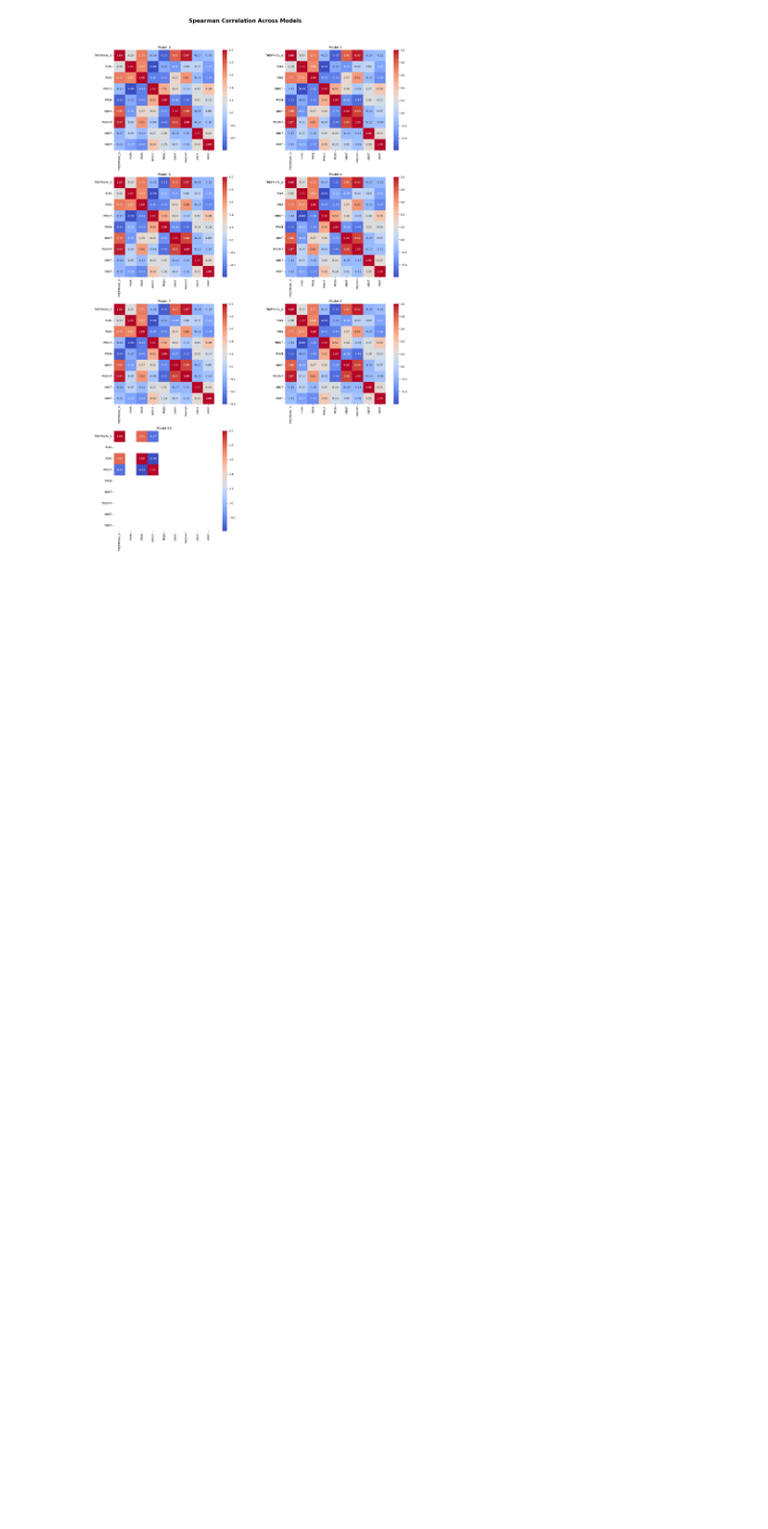
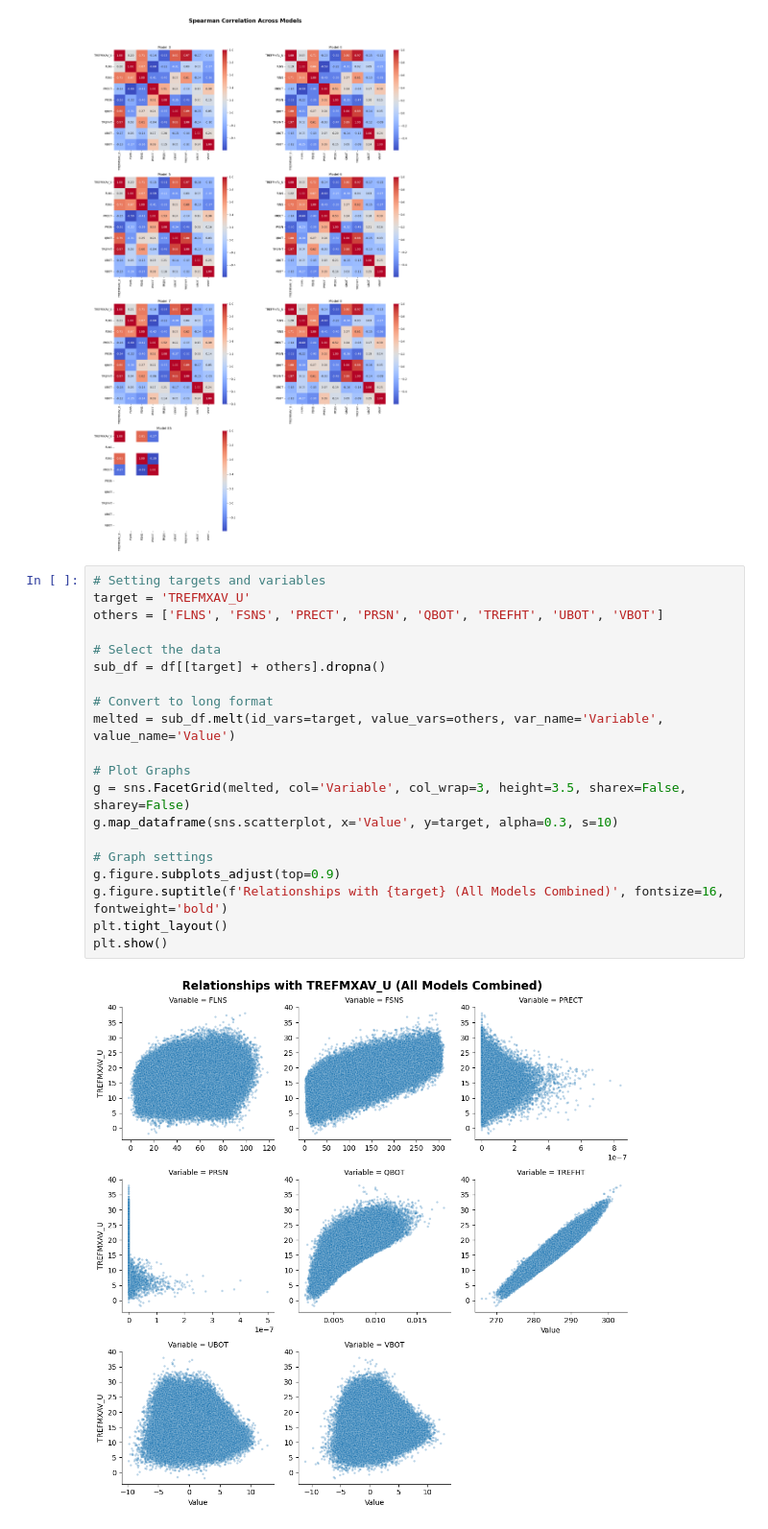
Before and after one commit to JYHYL/EART60702-Group3, a Jupyter notebook: EDA.ipynb, the cells around one changed output. Shown at 96% size. Cells and saved outputs as stored; diff of their text form; blank space fills up the shorter version.

```diff
--- a/EDA.ipynb
+++ b/EDA.ipynb
@@ -314,3 +314,25 @@ plt.tight_layout(rect=[0, 0, 1, 0.95])
 plt.show()
 # %% [output]
 [figure]
+# %%
+# Setting targets and variables
+target = 'TREFMXAV_U'
+others = ['FLNS', 'FSNS', 'PRECT', 'PRSN', 'QBOT', 'TREFHT', 'UBOT', 'VBOT']
+
+# Select the data
+sub_df = df[[target] + others].dropna()
+
+# Convert to long format
+melted = sub_df.melt(id_vars=target, value_vars=others, var_name='Variable', value_name='Value')
+
+# Plot Graphs
+g = sns.FacetGrid(melted, col='Variable', col_wrap=3, height=3.5, sharex=False, sharey=False)
+g.map_dataframe(sns.scatterplot, x='Value', y=target, alpha=0.3, s=10)
+
+# Graph settings
+g.figure.subplots_adjust(top=0.9)
+g.figure.suptitle(f'Relationships with {target} (All Models Combined)', fontsize=16, fontweight='bold')
+plt.tight_layout()
+plt.show()
+# %% [output]
+[figure, added]
```
